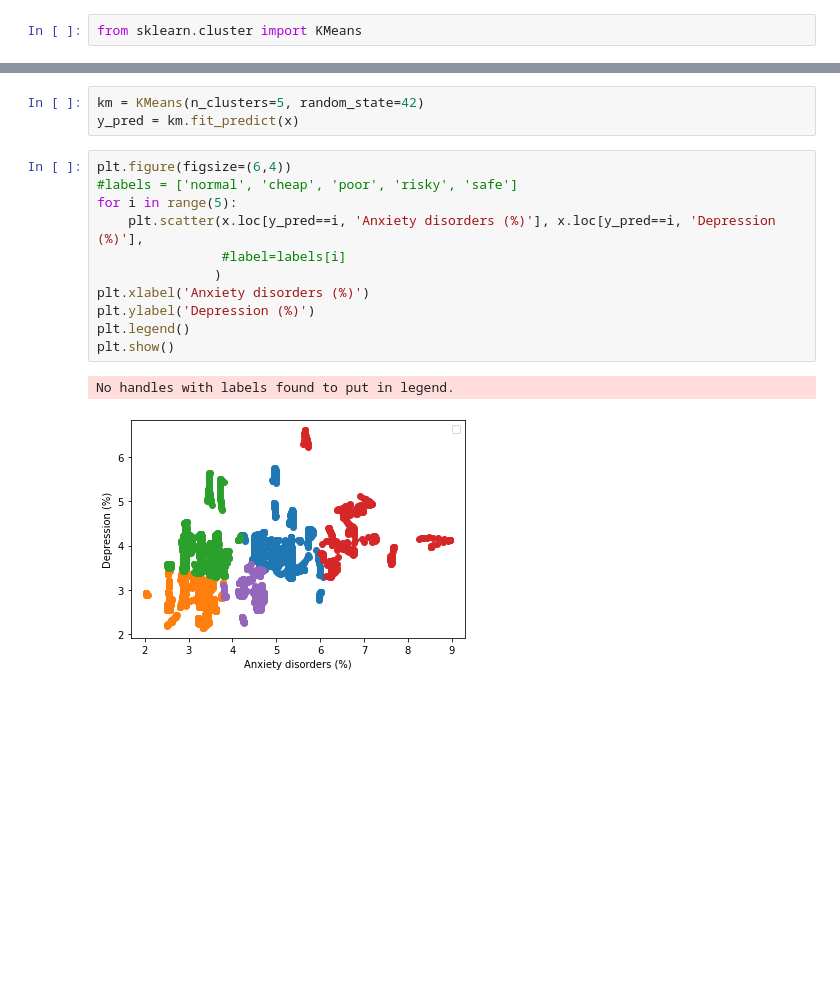
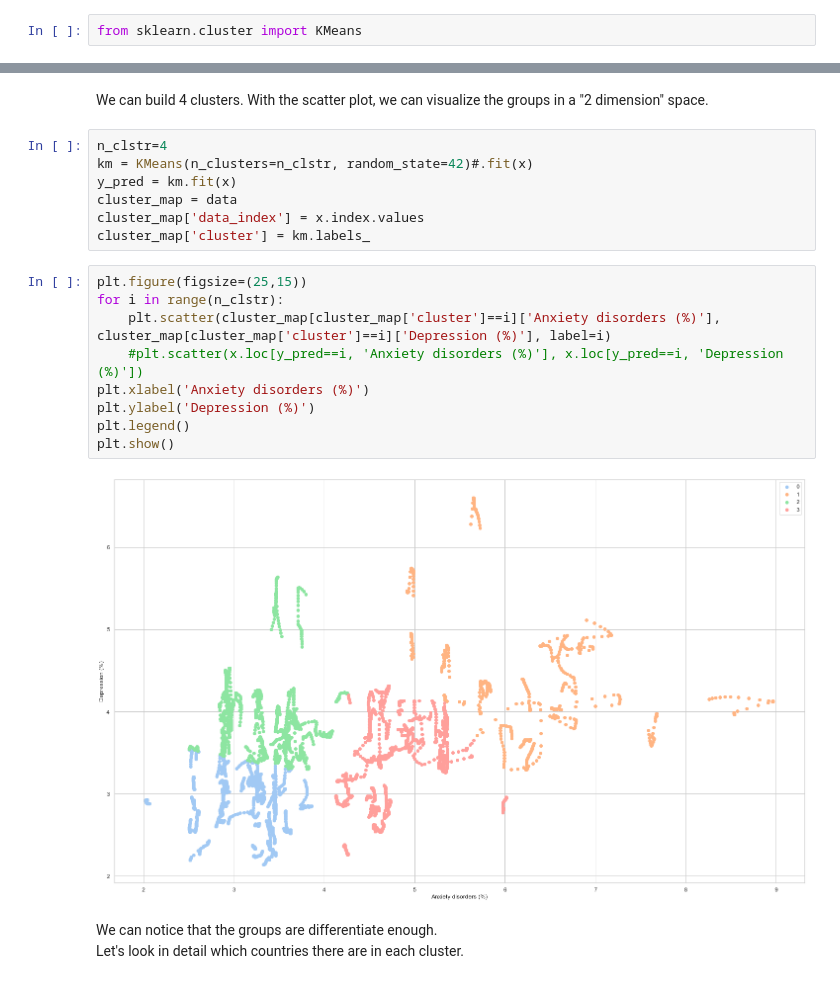
Before and after one commit to elisademuri/Project-Programming-and-Databases, a Jupyter notebook: Script esame.ipynb, the cells around one changed output, grey strips where cells are left out. Saved outputs shown, nothing was run; the diff lists cells and outputs as text; blank space fills up the shorter version.

```diff
--- a/Script esame.ipynb
+++ b/Script esame.ipynb
@@ -1292,17 +1321,22 @@ plt.show()
-# %%
-km = KMeans(n_clusters=5, random_state=42)
-y_pred = km.fit_predict(x)
-# %%
-plt.figure(figsize=(6,4))
-#labels = ['normal', 'cheap', 'poor', 'risky', 'safe']
-for i in range(5):
-    plt.scatter(x.loc[y_pred==i, 'Anxiety disorders (%)'], x.loc[y_pred==i, 'Depression (%)'],
-                #label=labels[i]
-               )
-plt.xlabel('Anxiety disorders (%)')
-plt.ylabel('Depression (%)')
-plt.legend()
-plt.show()
-# %% [output]
-No handles with labels found to put in legend.
-[figure, removed]
+# %% [markdown]
+We can build 4 clusters. With the scatter plot, we can visualize the groups in a "2 dimension" space.
+# %%
+n_clstr=4
+km = KMeans(n_clusters=n_clstr, random_state=42)#.fit(x)
+y_pred = km.fit(x)
+cluster_map = data
+cluster_map['data_index'] = x.index.values
+cluster_map['cluster'] = km.labels_
+# %%
+plt.figure(figsize=(25,15))
+for i in range(n_clstr):
+    plt.scatter(cluster_map[cluster_map['cluster']==i]['Anxiety disorders (%)'], cluster_map[cluster_map['cluster']==i]['Depression (%)'], label=i)
+    #plt.scatter(x.loc[y_pred==i, 'Anxiety disorders (%)'], x.loc[y_pred==i, 'Depression (%)'])
+plt.xlabel('Anxiety disorders (%)')
+plt.ylabel('Depression (%)')
+plt.legend()
+plt.show()
+# %% [output]
+[figure, added]
+# %% [markdown]
+We can notice that the groups are differentiate enough. <br> Let's look in detail which countries there are in each cluster.
```
Also changed, not shown: parts of 29 cells of this notebook.
